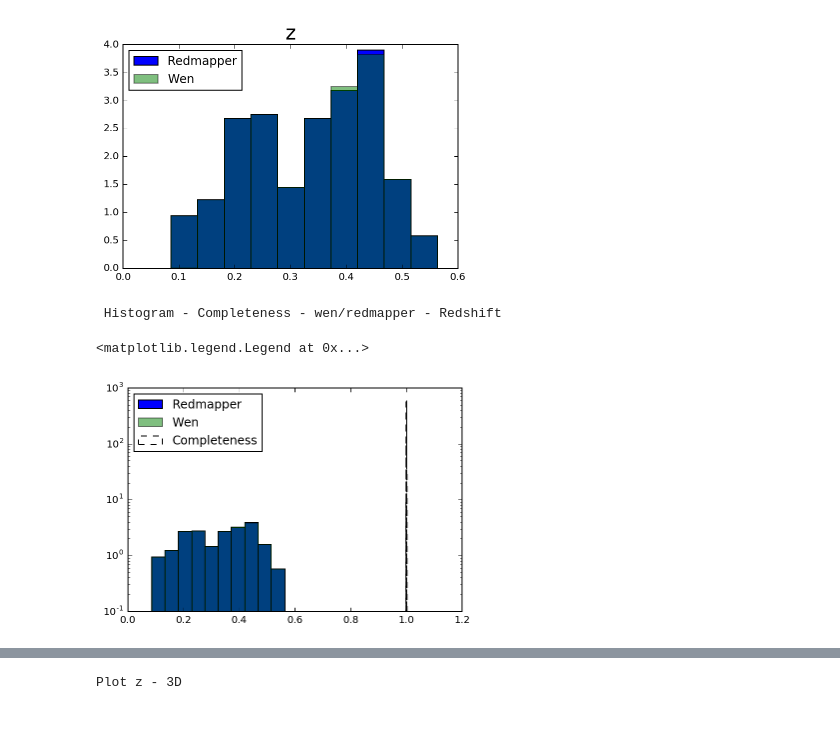
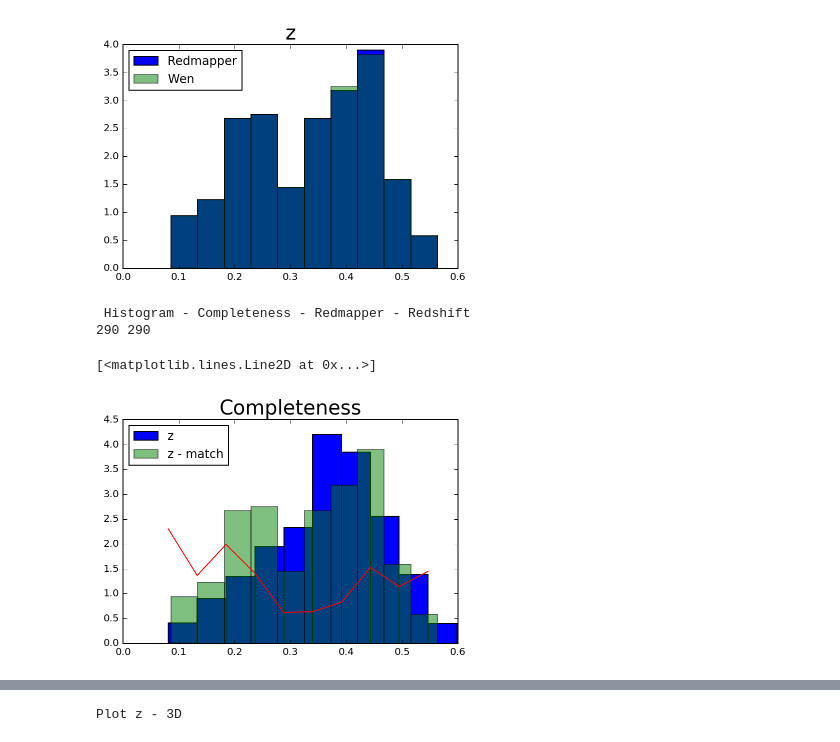
Before and after one commit to clusteron/comparison, a Jupyter notebook: table.ipynb, the cells around one changed output, grey strips where cells are left out. Saved outputs shown, nothing was run; the diff lists cells and outputs as text; code cells hidden in the pictures.

Commit message:
adicionando plots de completeza

```diff
--- a/table.ipynb
+++ b/table.ipynb
@@ -147,10 +143,12 @@ plt.legend()
 # %%
-print ' Histogram - Completeness - redmapper/wen - Redshift'
-rw = (o_w['zph'])
-rr = (o_r['Z_LAMBDA'])
-c = rr/rw
-ho_z = plt.hist(o_w['zph'], normed=True, label = 'Wen')
-ho_z = plt.hist(o_r['Z_LAMBDA'], normed=True, label = 'Redmapper', alpha=0.75)
-ho_z = plt.hist(c, normed=True, linestyle='--', color = 'white', alpha = 0.5, label = 'Completeness')
-plt.xlim(0, 3.0)
-plt.legend()
+print ' Histogram - Completeness - Redmapper - Redshift'
+r = r['z_lambda']
+w = w['zph']
+rr = o_r['Z_LAMBDA']
+rw = o_w['zph']
+hr = plt.hist(r, normed = True, label = 'z')
+h_r = plt.hist(rr, normed = True, alpha = 0.5, label = 'z - match')
+co_r = h_r[0]/hr[0]
+plt.title('Completeness', fontsize='20')
+plt.legend(loc = 2)
+plt.plot(hr[1][:-1], co_r)
@@ -410,15 +337,19 @@ Histogram z - 3D
 <matplotlib.text.Text at 0x...>
 [figure]
 # %%
-print ' Histogram - Completeness - wen/redmapper - Redshift'
-rw = (o_we['zph'])
-rr = (o_re['Z_LAMBDA'])
-c = rw/rr
-ho_z = plt.hist(o_re['Z_LAMBDA'], normed=True, label = 'Redmapper')
-ho_z = plt.hist(o_we['zph'], normed=True, label = 'Wen', alpha = 0.5)
-ho_z = plt.hist(c, normed=True, linestyle='--', color = 'white', label = 'Completeness', log = True)
-plt.legend(loc=2)
+print ' Histogram - Completeness - Redmapper - Redshift'
+r = r['z_lambda']
+w = w['zph']
+rr = o_re['Z_LAMBDA']
+rw = o_we['zph']
+hr = plt.hist(r, normed = True, label = 'z')
+h_r = plt.hist(rr, normed = True, alpha = 0.5, label = 'z - match')
+co_r = h_r[0]/hr[0]
+plt.title('Completeness', fontsize='20')
+plt.legend(loc = 2)
+plt.plot(hr[1][:-1], co_r)
 # %% [output]
- Histogram - Completeness - wen/redmapper - Redshift
+ Histogram - Completeness - Redmapper - Redshift
+290 290
-<matplotlib.legend.Legend at 0x...>
+[<matplotlib.lines.Line2D at 0x...>]
-[figure, old version]
+[figure, new version]
```
Also changed, not shown: parts of 15 cells of this notebook.
